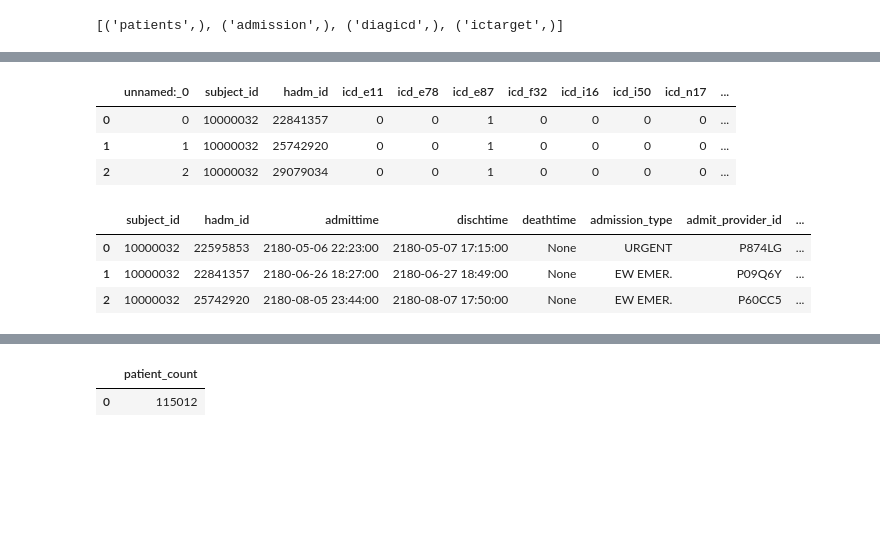
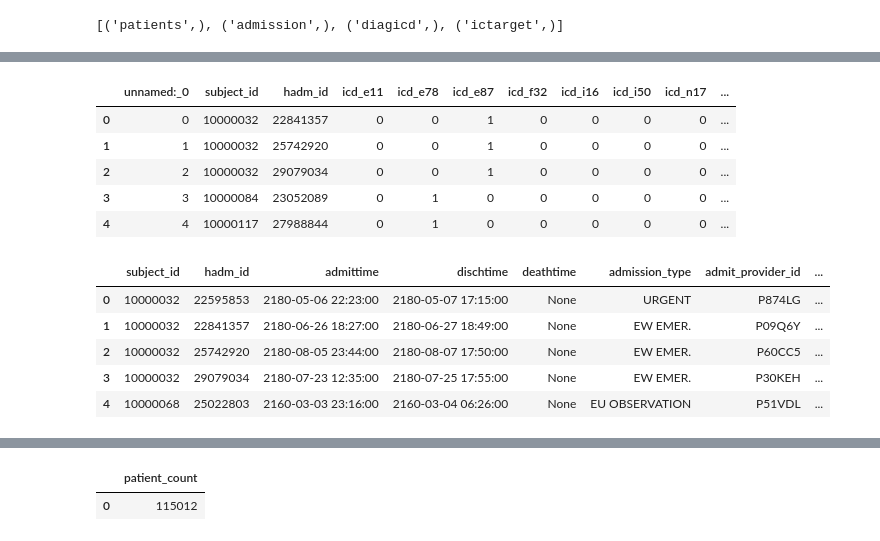
Before and after one commit to smitamisra/EHR_exploration, a Jupyter notebook: notebooks/db_exploration_creatingVisuals.ipynb, the cells around one changed output, grey strips where cells are left out. Cells and saved outputs as stored; diff of their text form; code cells hidden in the pictures; blank space fills up the shorter version.

```diff
--- a/notebooks/db_exploration_creatingVisuals.ipynb
+++ b/notebooks/db_exploration_creatingVisuals.ipynb
@@ -21,3 +21,16 @@ WHERE
     name NOT LIKE 'sqlite_%';""").fetchall()
 # %% [output]
 [('patients',), ('admission',), ('diagicd',), ('ictarget',)]
+# %%
+#patient
+
+query = """
+SELECT *
+FROM patients
+
+
+"""
+
+with sqlite3.connect('../data/ehr.sqlite') as db:
+       pts= pd.read_sql(query, db)
+pts.head(3)
@@ -27,33 +60,36 @@ WHERE
 query = """
 SELECT *
 FROM ictarget
-LIMIT 3
 
 """
 
 with sqlite3.connect('../data/ehr.sqlite') as db:
     ictar = pd.read_sql(query, db)
-ictar
+ictar.head()
 # %% [output]
 |  | unnamed:_0 | subject_id | hadm_id | icd_e11 | icd_e78 | icd_e87 | icd_f32 | icd_i16 | icd_i50 | icd_n17 | ... |
 | 0 | 0 | 10000032 | 22841357 | 0 | 0 | 1 | 0 | 0 | 0 | 0 | ... |
 | 1 | 1 | 10000032 | 25742920 | 0 | 0 | 1 | 0 | 0 | 0 | 0 | ... |
 | 2 | 2 | 10000032 | 29079034 | 0 | 0 | 1 | 0 | 0 | 0 | 0 | ... |
+| 3 | 3 | 10000084 | 23052089 | 0 | 1 | 0 | 0 | 0 | 0 | 0 | ... |
+| 4 | 4 | 10000117 | 27988844 | 0 | 1 | 0 | 0 | 0 | 0 | 0 | ... |
 # %%
 #ictarget
 
 query = """
 SELECT *
 FROM admission
-LIMIT 3
+
 
 """
 
 with sqlite3.connect('../data/ehr.sqlite') as db:
     adm = pd.read_sql(query, db)
-adm
+adm.head(5)
 # %% [output]
 |  | subject_id | hadm_id | admittime | dischtime | deathtime | admission_type | admit_provider_id | ... |
 | 0 | 10000032 | 22595853 | 2180-05-06 22:23:00 | 2180-05-07 17:15:00 | None | URGENT | P874LG | ... |
 | 1 | 10000032 | 22841357 | 2180-06-26 18:27:00 | 2180-06-27 18:49:00 | None | EW EMER. | P09Q6Y | ... |
 | 2 | 10000032 | 25742920 | 2180-08-05 23:44:00 | 2180-08-07 17:50:00 | None | EW EMER. | P60CC5 | ... |
+| 3 | 10000032 | 29079034 | 2180-07-23 12:35:00 | 2180-07-25 17:55:00 | None | EW EMER. | P30KEH | ... |
+| 4 | 10000068 | 25022803 | 2160-03-03 23:16:00 | 2160-03-04 06:26:00 | None | EU OBSERVATION | P51VDL | ... |
```
Also changed, not shown: parts of 30 cells of this notebook, 1 other file.
